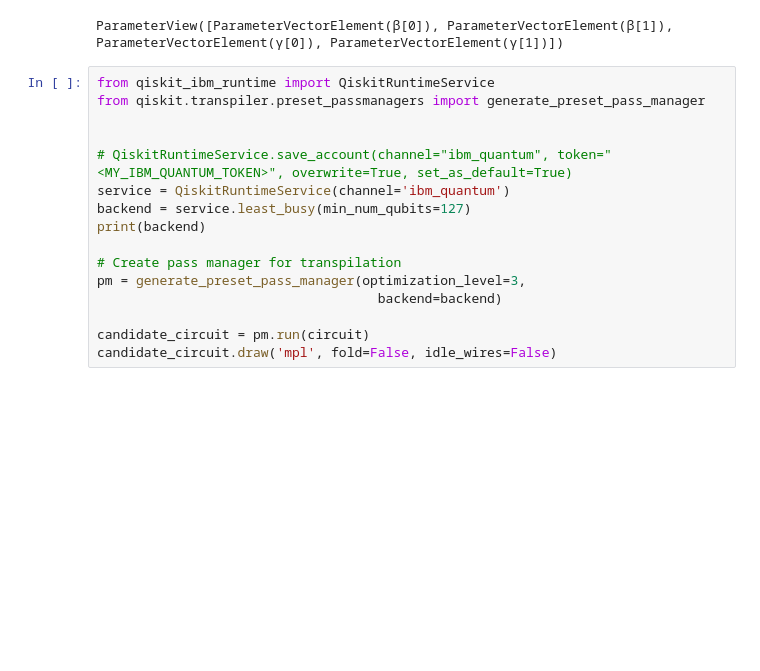
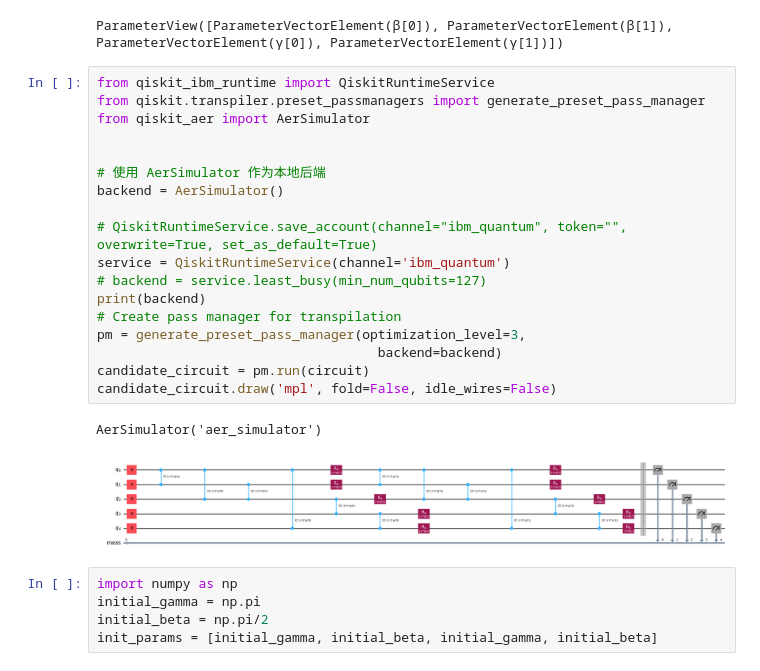
Before and after one commit to Huaiyuan-Jing/Quantum_Algorithm, a Jupyter notebook: QAOA.ipynb, the cells around one changed output. Drawn from its saved outputs; the diff is of its cells as text; blank space fills up the shorter version.

Commit message:
update online runtime to local

```diff
--- a/QAOA.ipynb
+++ b/QAOA.ipynb
@@ -32,16 +32,26 @@ ParameterView([ParameterVectorElement(β[0]), ParameterVectorElement(β[1]), Par
 # %%
 from qiskit_ibm_runtime import QiskitRuntimeService
 from qiskit.transpiler.preset_passmanagers import generate_preset_pass_manager
+from qiskit_aer import AerSimulator
 
 
-# QiskitRuntimeService.save_account(channel="ibm_quantum", token="<MY_IBM_QUANTUM_TOKEN>", overwrite=True, set_as_default=True)
+# 使用 AerSimulator 作为本地后端
+backend = AerSimulator()
+
+# QiskitRuntimeService.save_account(channel="ibm_quantum", token="", overwrite=True, set_as_default=True)
 service = QiskitRuntimeService(channel='ibm_quantum')
-backend = service.least_busy(min_num_qubits=127)
+# backend = service.least_busy(min_num_qubits=127)
 print(backend)
-
 # Create pass manager for transpilation
 pm = generate_preset_pass_manager(optimization_level=3,
                                     backend=backend)
-
 candidate_circuit = pm.run(circuit)
 candidate_circuit.draw('mpl', fold=False, idle_wires=False)
+# %% [output]
+AerSimulator('aer_simulator')
+[figure, added]
+# %%
+import numpy as np
+initial_gamma = np.pi
+initial_beta = np.pi/2
+init_params = [initial_gamma, initial_beta, initial_gamma, initial_beta]
```
Also changed, not shown: parts of 7 cells of this notebook.
